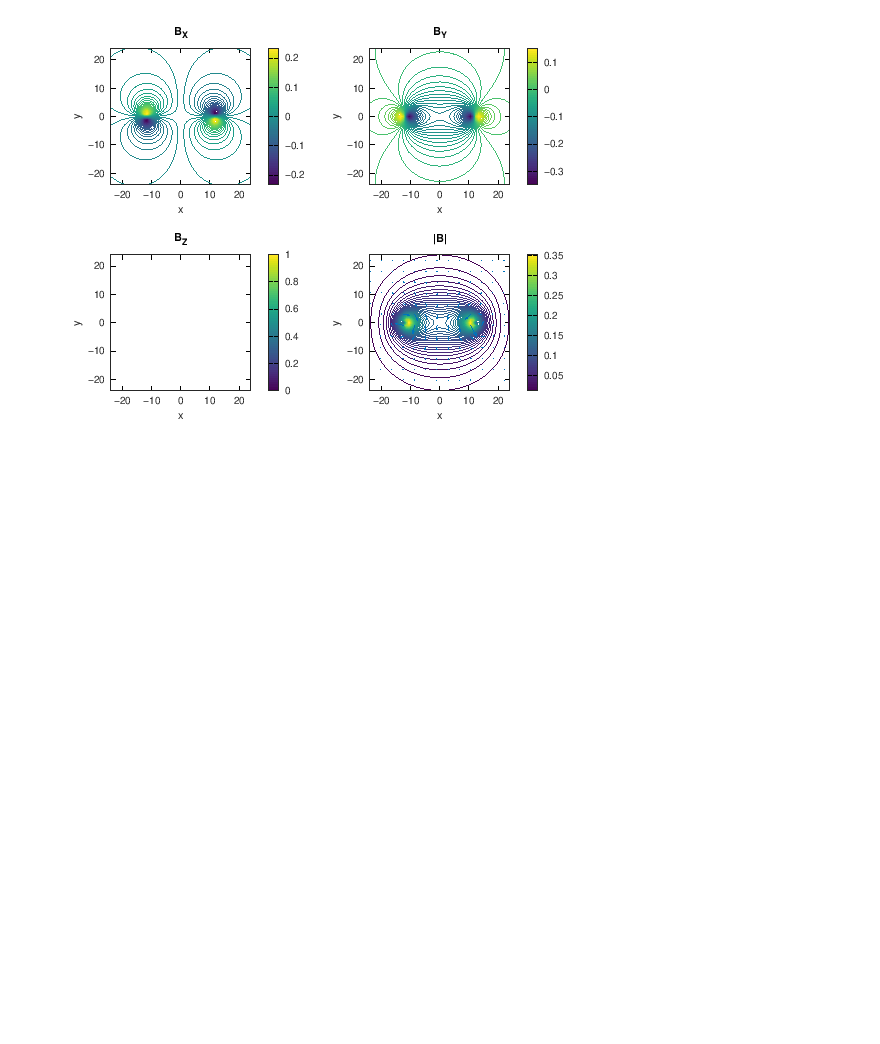
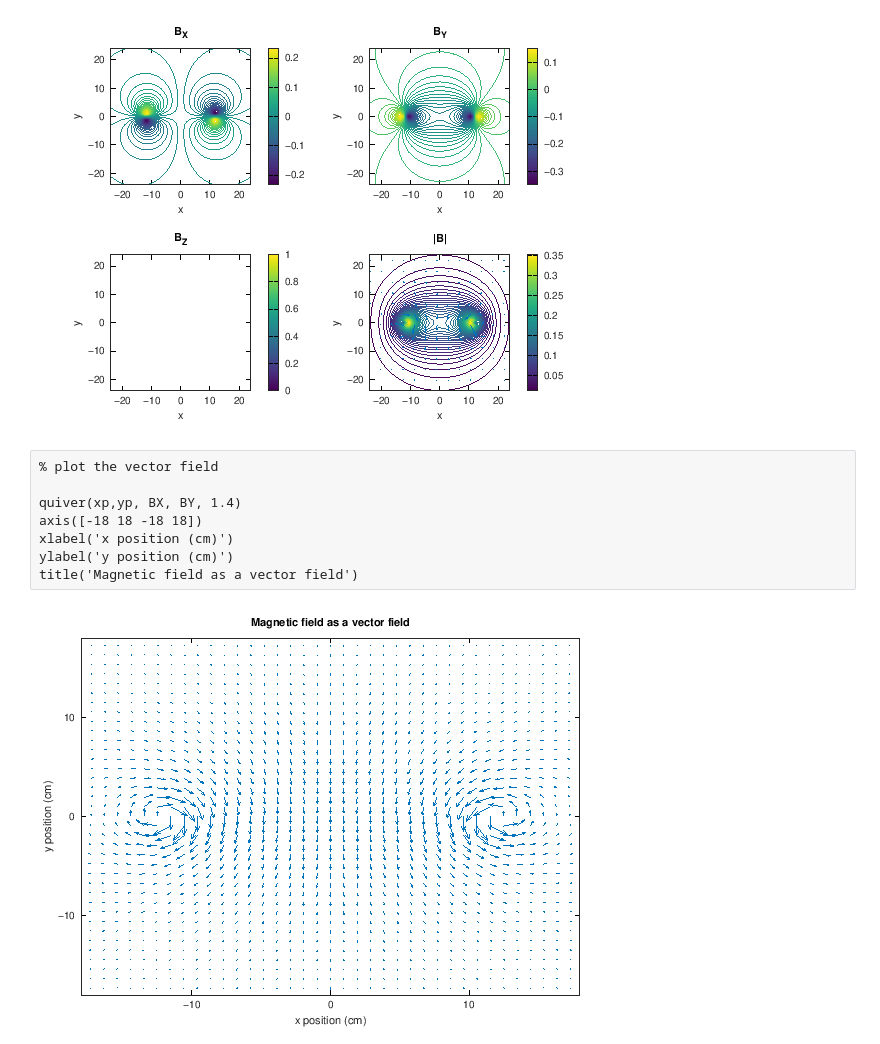
Before and after one commit to LarsonLab/MRI-education-resources, a Jupyter notebook: Notebooks/Magnetic Fields and RF Coils.ipynb, the cells around one changed output. Cells and saved outputs as stored; diff of their text form; blank space fills up the shorter version.

```diff
--- a/Notebooks/Magnetic Fields and RF Coils.ipynb
+++ b/Notebooks/Magnetic Fields and RF Coils.ipynb
@@ -131,6 +136,16 @@ flag_2d = 1; % just plot 2D profile
 [BX, BY, BZ, xp,yp, zp] = loop_coil_field(R, I, flag_2d);
 # %% [output]
 [figure]
+# %%
+% plot the vector field
+
+quiver(xp,yp, BX, BY, 1.4)
+axis([-18 18 -18 18])
+xlabel('x position (cm)')
+ylabel('y position (cm)')
+title('Magnetic field as a vector field')
+# %% [output]
+[figure, added]
 # %%
 Bmag = sqrt(BX.^2+BY.^2+BZ.^2);
 xhalf = round(length(xp)/2);
```
Also changed, not shown: parts of 7 cells of this notebook.
